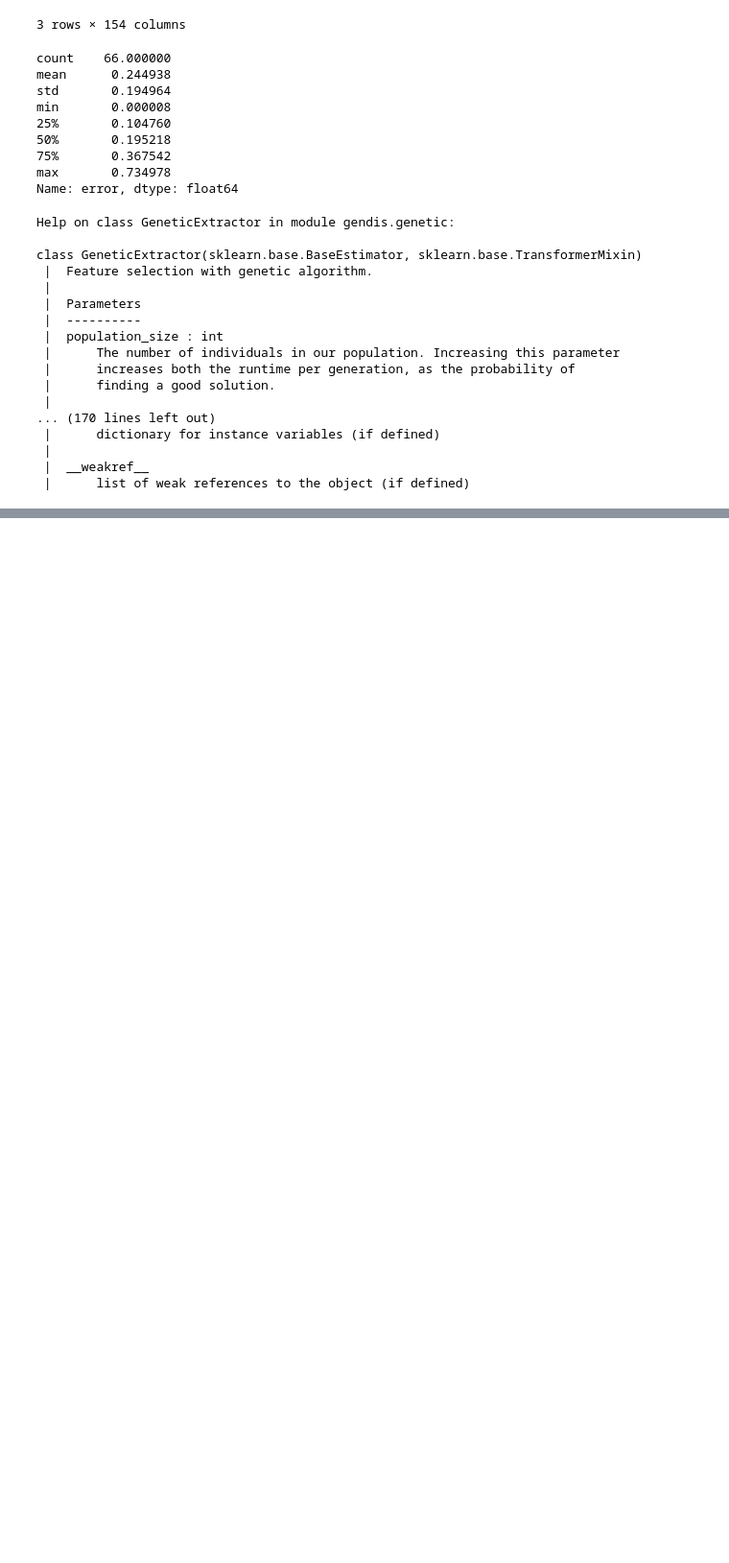
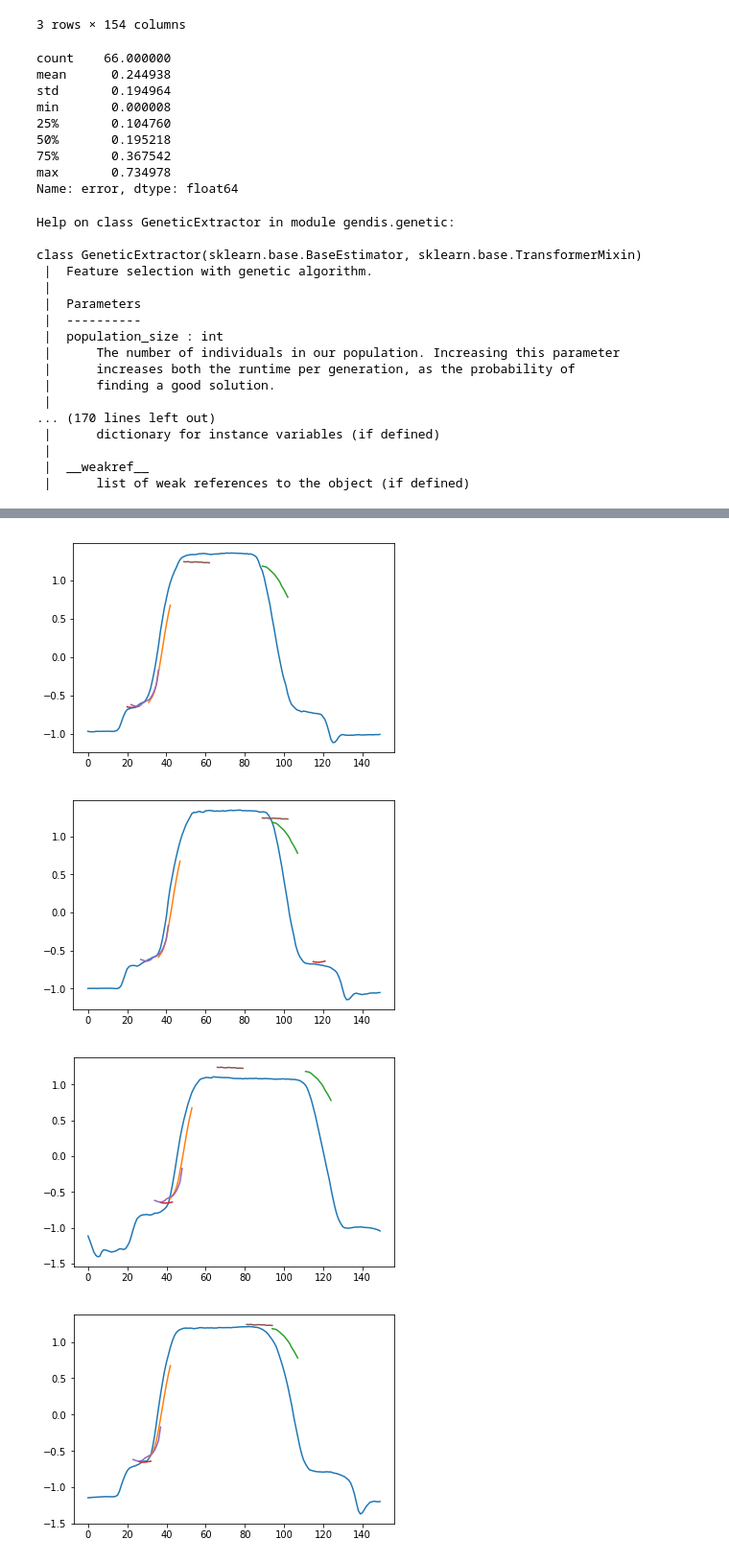
Before and after one commit to samirsaliba/shapelet-slice-discovery, a Jupyter notebook: gendis/experiments/searching_err_shaps_gunpoing.ipynb, the cells around one changed output, grey strips where cells are left out. Shown at 96% size. Drawn from its saved outputs; the diff is of its cells as text; code cells hidden in the pictures; blank space fills up the shorter version.

```diff
--- a/gendis/experiments/searching_err_shaps_gunpoing.ipynb
+++ b/gendis/experiments/searching_err_shaps_gunpoing.ipynb
@@ -132,3 +210,27 @@ Wall time: 48 s
+# %%
+from math import ceil, floor
+
+for series_idx in [1,2,3,4]:
+    series = X_sg.iloc[series_idx].values
+    plt.plot(series)
+
+    for shap_idx, shap in enumerate(gendis.best["shapelets"]):
+
+        loc = L_sg[series_idx][shap_idx]
+        #shap = gendis.best["shapelets"][shap_idx]
+
+        start = floor(loc * len(series))
+        end = ceil(start + len(shap))
+        shap_idx = list(range(start, end))
+
+        plt.plot(shap_idx, shap)
+
+    plt.show()
+# %% [output]
+[figure, added]
+[figure, added]
+[figure, added]
+[figure, added]
 # %%
 ts = datetime.datetime.now().strftime('%Y%m%d%H%M%S')
 folder = f'./results/gunpoint/{ts}/'
```
Also changed, not shown: parts of 23 cells of this notebook, 3 other files.
